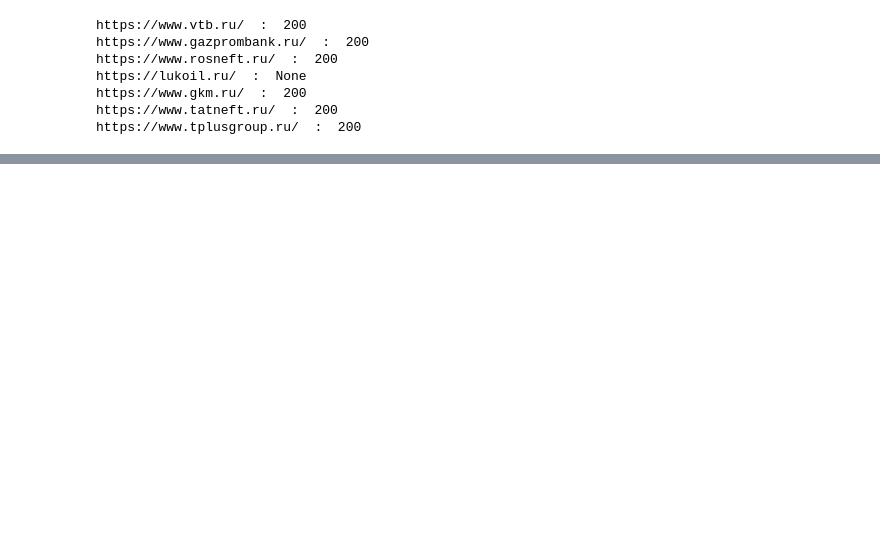
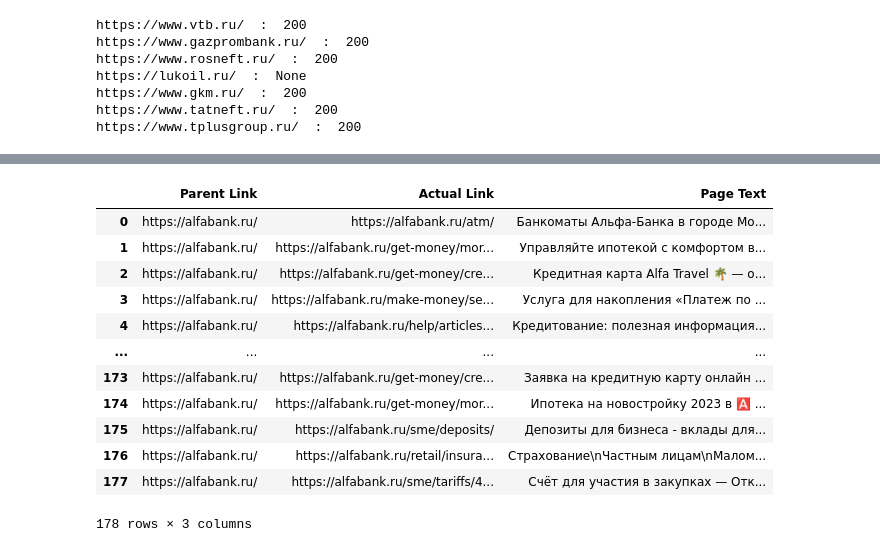
Before and after one commit to rkhalex/ESG-Rating, a Jupyter notebook: Parcing.ipynb, the cells around one changed output, grey strips where cells are left out. Cells and saved outputs as stored; diff of their text form; code cells hidden in the pictures; blank space fills up the shorter version.

```diff
--- a/Parcing.ipynb
+++ b/Parcing.ipynb
@@ -105,0 +125,4 @@ soup = BeautifulSoup(page.text,'html.parser')
+# %%
+link_hierarchy = {}
+soup = BeautifulSoup(responses[0][1],'html.parser')
+get_all_links('https://alfabank.ru/',link_hierarchy,soup)
@@ -105,0 +149,28 @@ soup = BeautifulSoup(page.text,'html.parser')
+# %%
+linklist = link_hierarchy[responses[0][0]]
+test_data = pd.DataFrame(columns=['Parent Link', 'Actual Link', 'Page Text'])
+parent = responses[0][0]
+for link in linklist:
+   try:
+        current_response = requests.get(link)
+        soup = BeautifulSoup(current_response.text,'html.parser')
+        row = {'Parent Link': [parent], 'Actual Link': [link], 'Page Text': [get_text(soup)]}
+        test_data = pd.concat([test_data,pd.DataFrame(row)],ignore_index = True)
+   except:
+        pass
+# %%
+test_data
+# %% [output]
+|  | Parent Link | Actual Link | Page Text |
+| 0 | https://alfabank.ru/ | https://alfabank.ru/atm/ | Банкоматы Альфа-Банка в городе Мо... |
+| 1 | https://alfabank.ru/ | https://alfabank.ru/get-money/mor... | Управляйте ипотекой с комфортом в... |
+| 2 | https://alfabank.ru/ | https://alfabank.ru/get-money/cre... | Кредитная карта Alfa Travel 🌴 — о... |
+| 3 | https://alfabank.ru/ | https://alfabank.ru/make-money/se... | Услуга для накопления «Платеж по ... |
+| 4 | https://alfabank.ru/ | https://alfabank.ru/help/articles... | Кредитование: полезная информация... |
+| ... | ... | ... | ... |
+| 173 | https://alfabank.ru/ | https://alfabank.ru/get-money/cre... | Заявка на кредитную карту онлайн ... |
+| 174 | https://alfabank.ru/ | https://alfabank.ru/get-money/mor... | Ипотека на новостройку 2023 в 🅰️ ... |
+| 175 | https://alfabank.ru/ | https://alfabank.ru/sme/deposits/ | Депозиты для бизнеса - вклады для... |
+| 176 | https://alfabank.ru/ | https://alfabank.ru/retail/insura... | Страхование\nЧастным лицам\nМалом... |
+| 177 | https://alfabank.ru/ | https://alfabank.ru/sme/tariffs/4... | Счёт для участия в закупках — Отк... |
+178 rows × 3 columns
```
Also changed, not shown: parts of 7 cells of this notebook.
